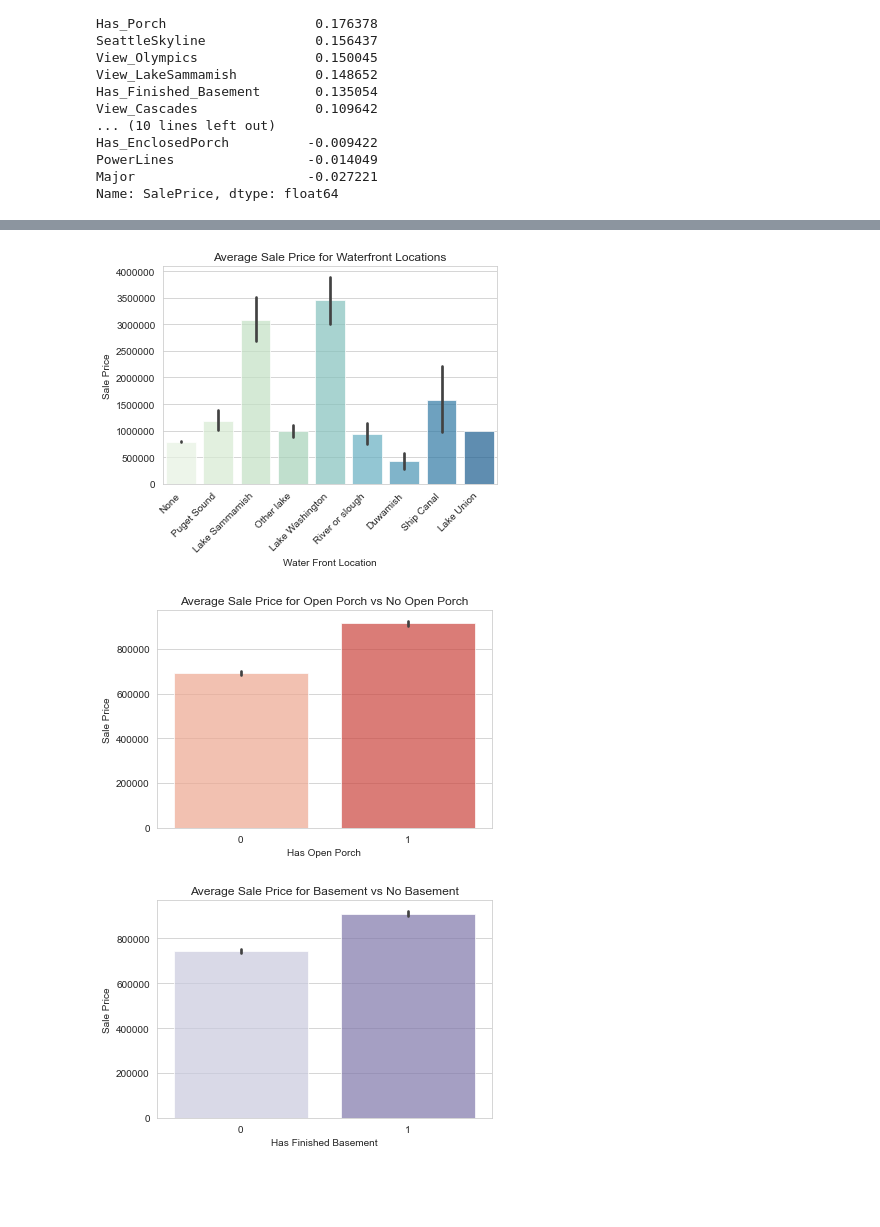
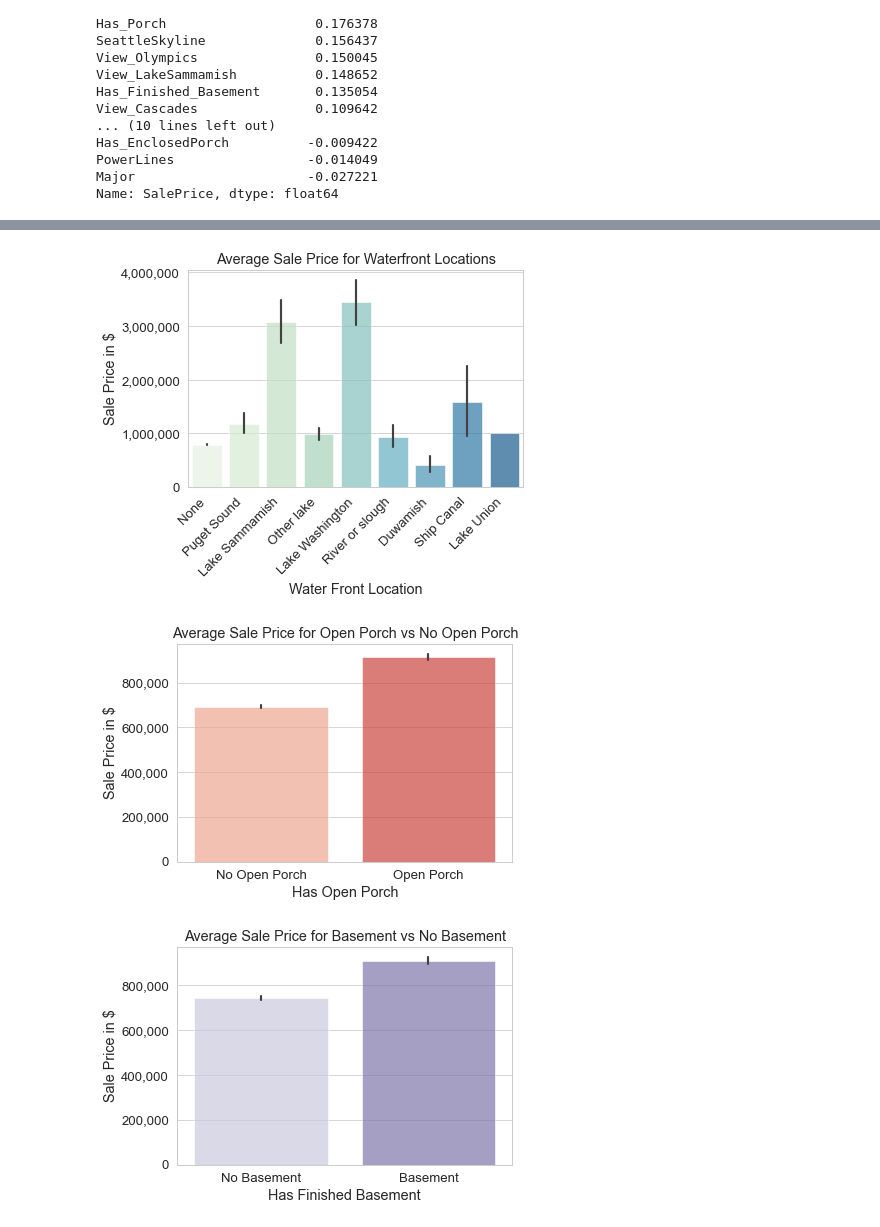
Before and after one commit to angelicacodes/phase_2_project_chicago-sf-seattle-ds-082420, a Jupyter notebook: notebooks/eda/Sindhu_EDA.ipynb, the cells around one changed output, grey strips where cells are left out. Drawn from its saved outputs; the diff is of its cells as text; code cells hidden in the pictures; blank space fills up the shorter version.

```diff
--- a/notebooks/eda/Sindhu_EDA.ipynb
+++ b/notebooks/eda/Sindhu_EDA.ipynb
@@ -199,7 +199,9 @@ df['ZipCode'] = [code[0:5] for code in df['ZipCode']]
 # %%
 import matplotlib.pyplot as plt
 import seaborn as sns
+import matplotlib as mpl
 sns.set_style("whitegrid")
+sns.set_context("paper", font_scale=1.5)
 # %% [markdown]
 ### Plot some distributions and box plots and Remove Outliers
 # %%
@@ -288,24 +293,26 @@ plt.savefig("../../reports/figures/Is_WaterFront_Loc.png", bbox_inches='tight')
 # %%
 chart = sns.barplot(df2.WaterFrontLocation, df2.SalePrice, palette="GnBu", alpha = .7)
 chart.set_xticklabels(chart.get_xticklabels(), rotation=45, horizontalalignment='right')
-chart.set(xlabel='Water Front Location', ylabel='Sale Price', title='Average Sale Price for Waterfront Locations')
-plt.ticklabel_format(style='plain', axis='y');
-plt.savefig("../../reports/figures/WaterFront_Loc.png", bbox_inches='tight')
+chart.set(xlabel='Water Front Location', ylabel='Sale Price in $', title='Average Sale Price for Waterfront Locations')
+chart.yaxis.set_major_formatter(mpl.ticker.StrMethodFormatter('{x:,.0f}'))
+plt.savefig("../../reports/figures/WaterFront_Loc.png", bbox_inches='tight', dpi=800)
 # %% [output]
-[figure, old version]
+[figure, new version]
 # %%
 fig = sns.barplot(df2['Has_OpenPorch'], df2['SalePrice'], palette="Reds", alpha = .7);
-fig.set(xlabel='Has Open Porch', ylabel='Sale Price', title='Average Sale Price for Open Porch vs No Open Porch')
-plt.ticklabel_format(style='plain', axis='y')
-plt.savefig("../../reports/figures/Has_Open_Porch.png", bbox_inches='tight');
+fig.set(xlabel='Has Open Porch', ylabel='Sale Price in $', title='Average Sale Price for Open Porch vs No Open Porch')
+fig.set_xticklabels(['No Open Porch', 'Open Porch'])
+fig.yaxis.set_major_formatter(mpl.ticker.StrMethodFormatter('{x:,.0f}'))
+plt.savefig("../../reports/figures/Has_Open_Porch.png", bbox_inches='tight', dpi=1000);
 # %% [output]
-[figure, old version]
+[figure, new version]
 # %%
 fig = sns.barplot(df2['Has_Finished_Basement'], df2['SalePrice'], palette="Purples",  alpha = .7)
-fig.set(xlabel='Has Finished Basement', ylabel='Sale Price', title='Average Sale Price for Basement vs No Basement')
-plt.ticklabel_format(style='plain', axis='y');
-plt.savefig("../../reports/figures/Has_Finished_Basement.png", bbox_inches='tight')
+fig.set(xlabel='Has Finished Basement', ylabel='Sale Price in $', title='Average Sale Price for Basement vs No Basement')
+fig.set_xticklabels(['No Basement', 'Basement'])
+fig.yaxis.set_major_formatter(mpl.ticker.StrMethodFormatter('{x:,.0f}'))
+plt.savefig("../../reports/figures/Has_Finished_Basement.png", bbox_inches='tight', dpi=1000)
 # %% [output]
-[figure, old version]
+[figure, new version]
 # %%
 fig = sns.barplot(df2['Has_Deck'], df2['SalePrice'], palette="Blues",  alpha = .7)
```
Also changed, not shown: parts of 14 cells of this notebook, 10 other files.
